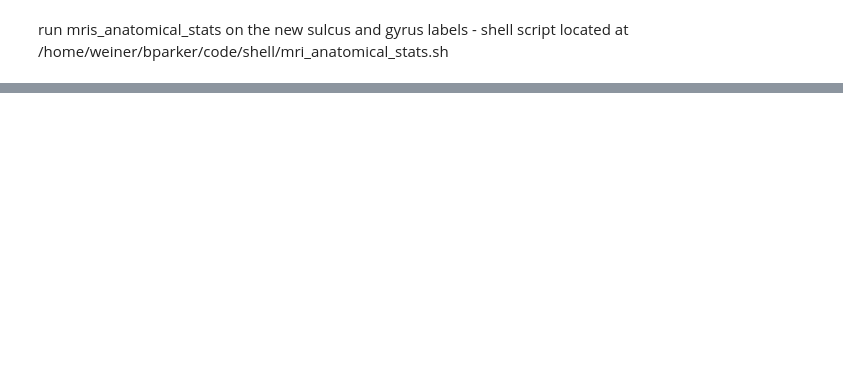
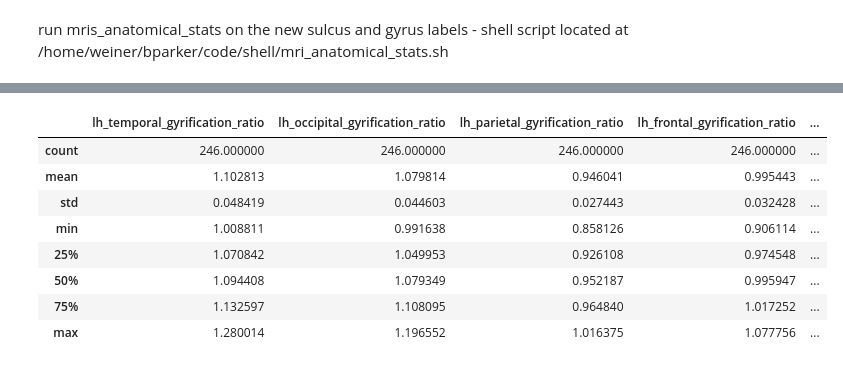
Before and after one commit to b-parker/CNL_scalpel, a Jupyter notebook: notebooks/curvature_difference.ipynb, the cells around one changed output, grey strips where cells are left out. Drawn from its saved outputs; the diff is of its cells as text; code cells hidden in the pictures; blank space fills up the shorter version.

Commit message:
Lobe-wise gyrification

```diff
--- a/notebooks/curvature_difference.ipynb
+++ b/notebooks/curvature_difference.ipynb
@@ -245,0 +262,2 @@ run mris_anatomical_stats on the new sulcus and gyrus labels - shell script loca
+# %%
+cortex_df = subject_label_stats2DataFrame(subjects_dir, subjects, roi_list, 'both', data_dir_from_subject_fs_dir='label_stats')
@@ -245,0 +288,3 @@ run mris_anatomical_stats on the new sulcus and gyrus labels - shell script loca
+# %%
+gyr_ratio_columns = [f'{hemi}_{roi}_gyrification_ratio' for hemi in ['lh', 'rh'] for roi in lobes]
+gyr_ratio_columns
@@ -245,0 +304,37 @@ run mris_anatomical_stats on the new sulcus and gyrus labels - shell script loca
+# %%
+gyr_ratio_columns = ['sub', 'group'] + gyr_ratio_columns
+gyr_ratio = pd.DataFrame(columns = gyr_ratio_columns)
+
+#subset to surface area
+surface_area = cortex_df[['sub', 'hemi', 'label', 'surface_area_mm^2']]
+## get rois by gyrus and sulcus
+roi_list_gyrus = roi_list[1::2]
+roi_list_sulcus = roi_list[::2]
+roi_zipped = list(zip(roi_list_gyrus, roi_list_sulcus))
+# %%
+
+for sub in surface_area['sub'].unique():
+    gyr_ratio_by_roi = []
+    for hemi in ['lh', 'rh']:
+        for roi in roi_zipped:
+            gyrus_roi = roi[0]
+            sulcus_roi = roi[1]
+            ratio = surface_area[(surface_area['sub'] == sub) & (surface_area['hemi'] == hemi) & (surface_area['label'] == gyrus_roi)]['surface_area_mm^2'].values[0] / surface_area[(surface_area['sub'] == sub) & (surface_area['hemi'] == hemi) & (surface_area['label'] == sulcus_roi)]['surface_area_mm^2'].values[0]
+            gyr_ratio_by_roi.append(ratio)
+    group = mfs[mfs['sub'] == sub]['group'].values[0]
+    columns_to_add = [sub, group] + gyr_ratio_by_roi
+    gyr_ratio.loc[len(gyr_ratio)] = columns_to_add
+
+gyr_ratio.to_csv('../data/DevProso_lobe_gyrification_ratio.csv', index=False)
+# %%
+gyr_ratio.describe()
+# %% [output]
+|  | lh_temporal_gyrification_ratio | lh_occipital_gyrification_ratio | lh_parietal_gyrification_ratio | lh_frontal_gyrification_ratio | ... |
+| count | 246.000000 | 246.000000 | 246.000000 | 246.000000 | ... |
+| mean | 1.102813 | 1.079814 | 0.946041 | 0.995443 | ... |
+| std | 0.048419 | 0.044603 | 0.027443 | 0.032428 | ... |
+| min | 1.008811 | 0.991638 | 0.858126 | 0.906114 | ... |
+| 25% | 1.070842 | 1.049953 | 0.926108 | 0.974548 | ... |
+| 50% | 1.094408 | 1.079349 | 0.952187 | 0.995947 | ... |
+| 75% | 1.132597 | 1.108095 | 0.964840 | 1.017252 | ... |
+| max | 1.280014 | 1.196552 | 1.016375 | 1.077756 | ... |
```
Also changed, not shown: parts of 7 cells of this notebook, 1 other file.
